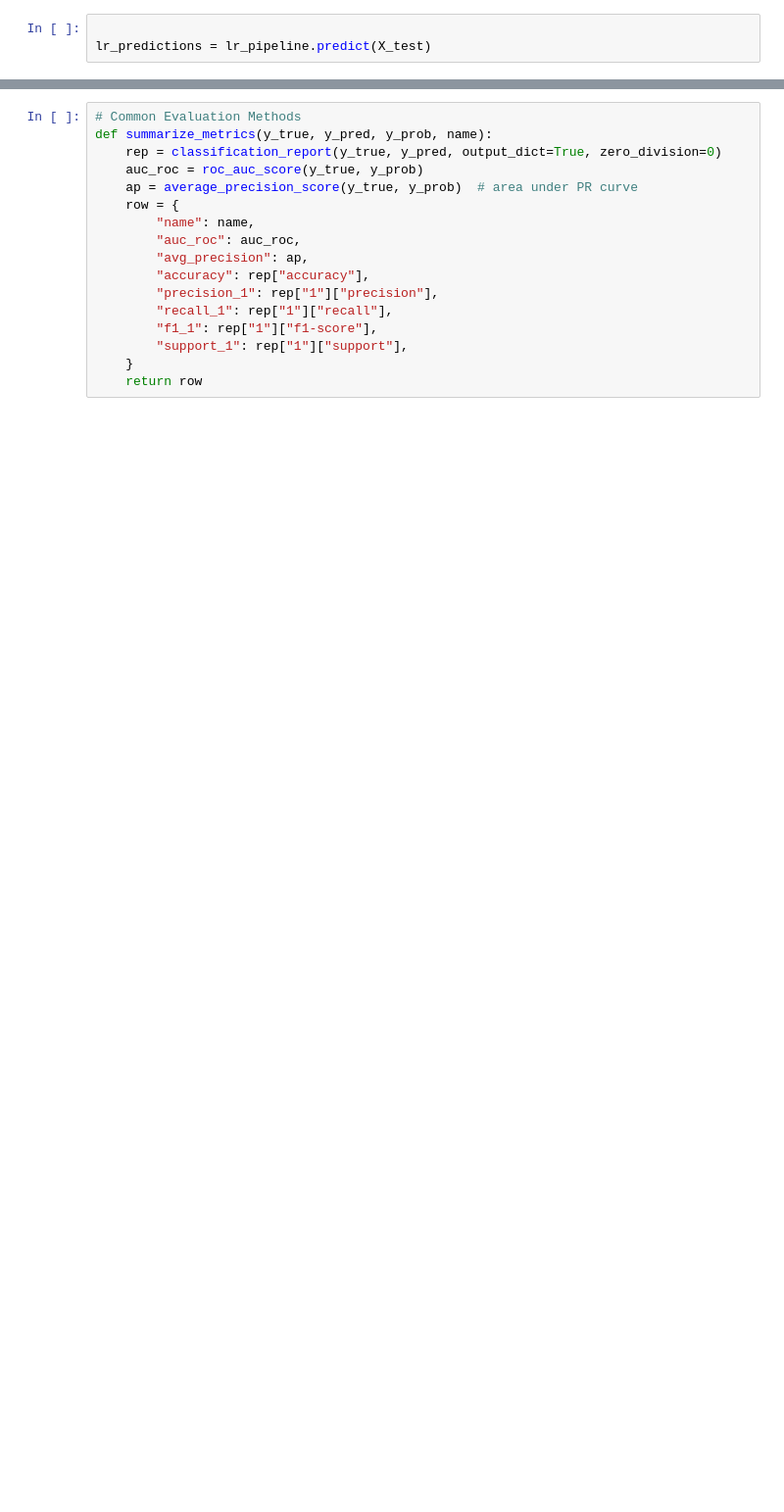
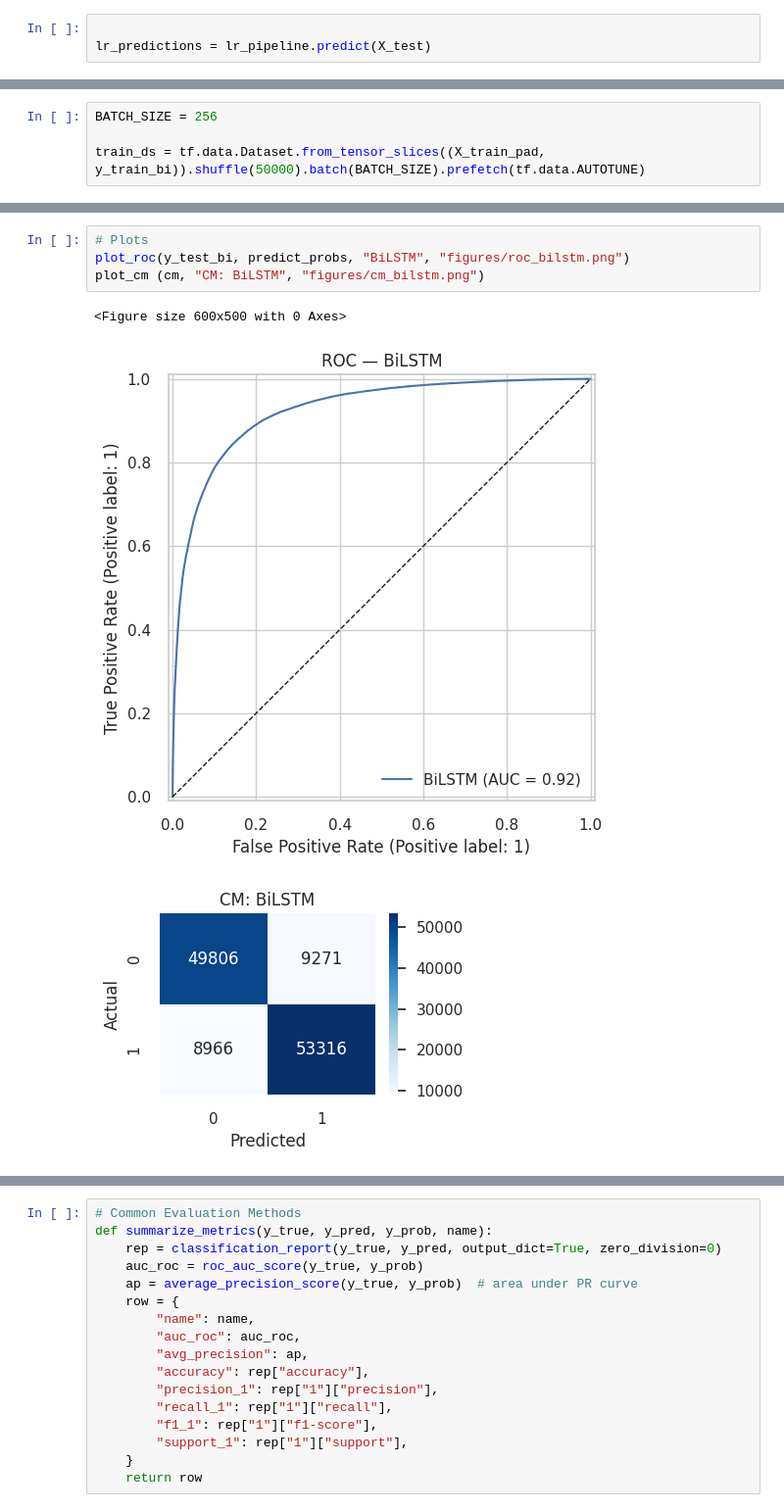
Before and after one commit to fatemalaali/nlp-game-reviews, a Jupyter notebook: game-sentiment-analysis.ipynb, the cells around one changed output, grey strips where cells are left out. Shown at 98% size. Drawn from its saved outputs; the diff is of its cells as text; blank space fills up the shorter version.

```diff
--- a/game-sentiment-analysis.ipynb
+++ b/game-sentiment-analysis.ipynb
@@ -869,0 +971,4 @@ plot_cm (confusion_matrix(y_test,lr_predictions), "CM: Logistic Regression", "fi
+# %%
+BATCH_SIZE = 256
+
+train_ds = tf.data.Dataset.from_tensor_slices((X_train_pad, y_train_bi)).shuffle(50000).batch(BATCH_SIZE).prefetch(tf.data.AUTOTUNE)
@@ -870 +1024,9 @@ plot_cm (confusion_matrix(y_test,lr_predictions), "CM: Logistic Regression", "fi
+# %%
+# Plots
+plot_roc(y_test_bi, predict_probs, "BiLSTM", "figures/roc_bilstm.png")
+plot_cm (cm, "CM: BiLSTM", "figures/cm_bilstm.png")
+# %% [output]
+<Figure size 600x500 with 0 Axes>
+[figure, added]
+[figure, added]
 # %% [markdown]
```
Also changed, not shown: parts of 49 cells of this notebook, 14 other files.
